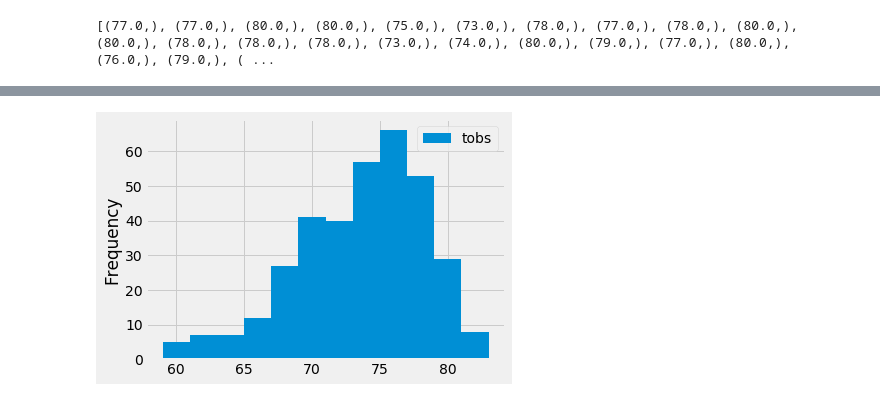
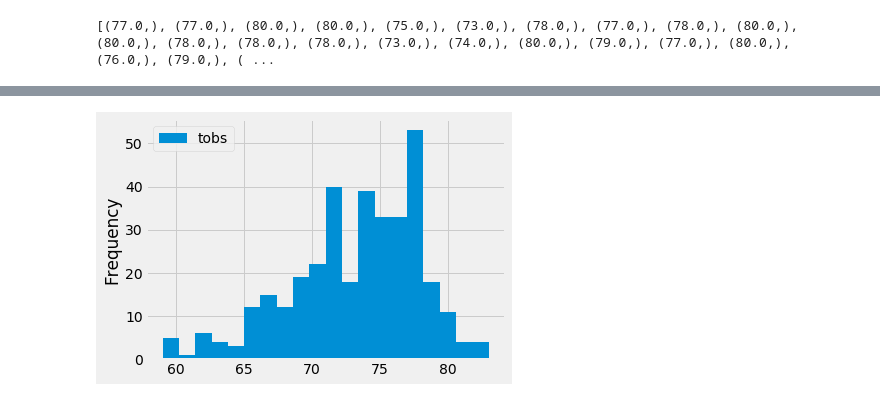
Before and after one commit to mhvarner/surfs_up, a Jupyter notebook: climate_analysis.ipynb, the cells around one changed output, grey strips where cells are left out. Cells and saved outputs as stored; diff of their text form; code cells hidden in the pictures.

```diff
--- a/climate_analysis.ipynb
+++ b/climate_analysis.ipynb
@@ -171,7 +171,7 @@ print(df)
 [352 rows x 1 columns]
 # %%
 # Plot the Temperature Observations
-df.plot.hist(bins=12)
+df.plot.hist(bins=20)
 plt.tight_layout()
 # %% [output]
-[figure, old version]
+[figure, new version]
```
Also changed, not shown: 2 other files.
